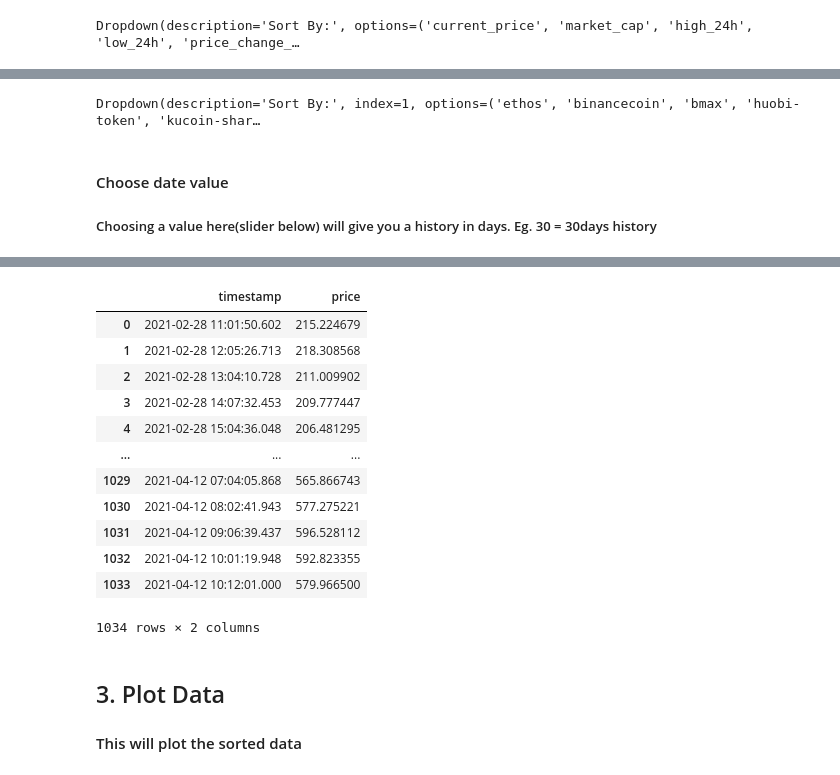
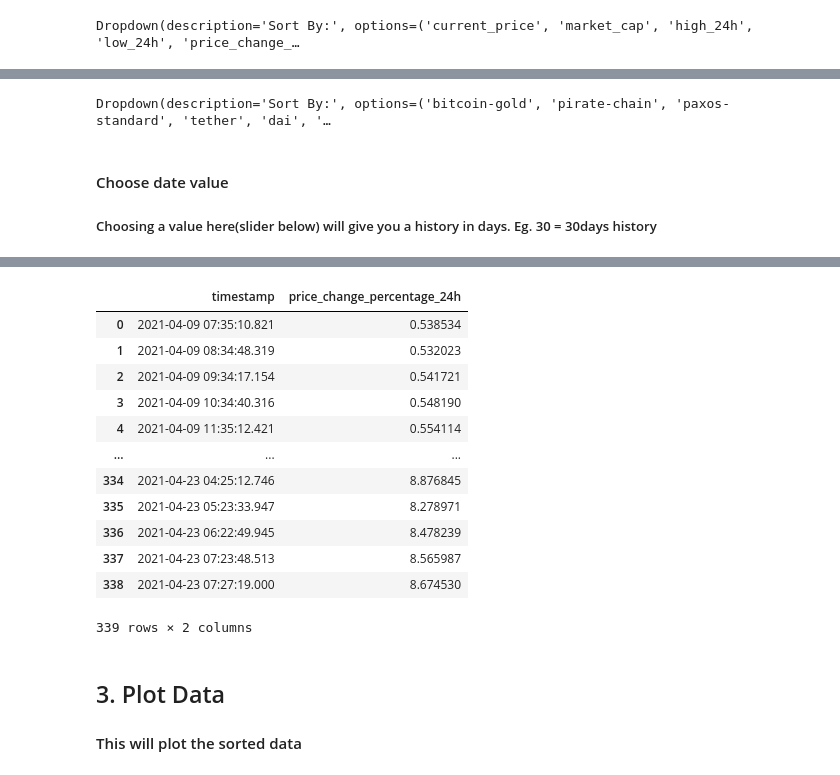
Before and after one commit to marktilbrook/CryptoAnalysisTest, a Jupyter notebook: Untitled.ipynb, the cells around one changed output, grey strips where cells are left out. Cells and saved outputs as stored; diff of their text form; code cells hidden in the pictures.

```diff
--- a/Untitled.ipynb
+++ b/Untitled.ipynb
@@ -144,14 +158,14 @@ fig1.show()
 # %%
 w_ChosenCrypto = ipy.Dropdown(
     options= listOfCryptos ,
-    value = listOfCryptos[1],
+    value = listOfCryptos[0],
     description='Sort By:',
     disabled=False,
 )
 
 w_ChosenCrypto
 # %% [output]
-Dropdown(description='Sort By:', index=1, options=('ethos', 'binancecoin', 'bmax', 'huobi-token', 'kucoin-shar…
+Dropdown(description='Sort By:', options=('bitcoin-gold', 'pirate-chain', 'paxos-standard', 'tether', 'dai', '…
 # %% [markdown]
 #### Choose date value
 ##### Choosing a value here(slider below) will give you a history in days. Eg. 30 = 30days history
@@ -175,26 +189,27 @@ w_DateHistory
 # %%
 var = cg.get_coin_market_chart_by_id(w_ChosenCrypto.value,w_Currency.value, w_DateHistory.value)
 test_df = pd.DataFrame.from_dict(var)
 #drop last two columns
 test_df.drop(columns=['market_caps', 'total_volumes'], inplace=True)
 #create new dataframe and seperate data + convert unix timestamp to date
-test_df1 = pd.DataFrame(test_df["prices"].to_list(), columns=['timestamp', 'price'])
+test_df1 = pd.DataFrame(test_df["prices"].to_list(), columns=['timestamp', w_SortValues.value])
 test_df1['timestamp']= pd.to_datetime(test_df1['timestamp'], unit='ms')
 test_df1
+#this is every hour data btw probable mention that in a note
 # %% [output]
-|  | timestamp | price |
-| 0 | 2021-02-28 11:01:50.602 | 215.224679 |
-| 1 | 2021-02-28 12:05:26.713 | 218.308568 |
-| 2 | 2021-02-28 13:04:10.728 | 211.009902 |
-| 3 | 2021-02-28 14:07:32.453 | 209.777447 |
-| 4 | 2021-02-28 15:04:36.048 | 206.481295 |
+|  | timestamp | price_change_percentage_24h |
+| 0 | 2021-04-09 07:35:10.821 | 0.538534 |
+| 1 | 2021-04-09 08:34:48.319 | 0.532023 |
+| 2 | 2021-04-09 09:34:17.154 | 0.541721 |
+| 3 | 2021-04-09 10:34:40.316 | 0.548190 |
+| 4 | 2021-04-09 11:35:12.421 | 0.554114 |
 | ... | ... | ... |
-| 1029 | 2021-04-12 07:04:05.868 | 565.866743 |
-| 1030 | 2021-04-12 08:02:41.943 | 577.275221 |
-| 1031 | 2021-04-12 09:06:39.437 | 596.528112 |
-| 1032 | 2021-04-12 10:01:19.948 | 592.823355 |
-| 1033 | 2021-04-12 10:12:01.000 | 579.966500 |
+| 334 | 2021-04-23 04:25:12.746 | 8.876845 |
+| 335 | 2021-04-23 05:23:33.947 | 8.278971 |
+| 336 | 2021-04-23 06:22:49.945 | 8.478239 |
+| 337 | 2021-04-23 07:23:48.513 | 8.565987 |
+| 338 | 2021-04-23 07:27:19.000 | 8.674530 |
-1034 rows × 2 columns
+339 rows × 2 columns
 # %% [markdown]
 ## 3. Plot Data
 #### This will plot the sorted data
```
Also changed, not shown: parts of 6 cells of this notebook.
